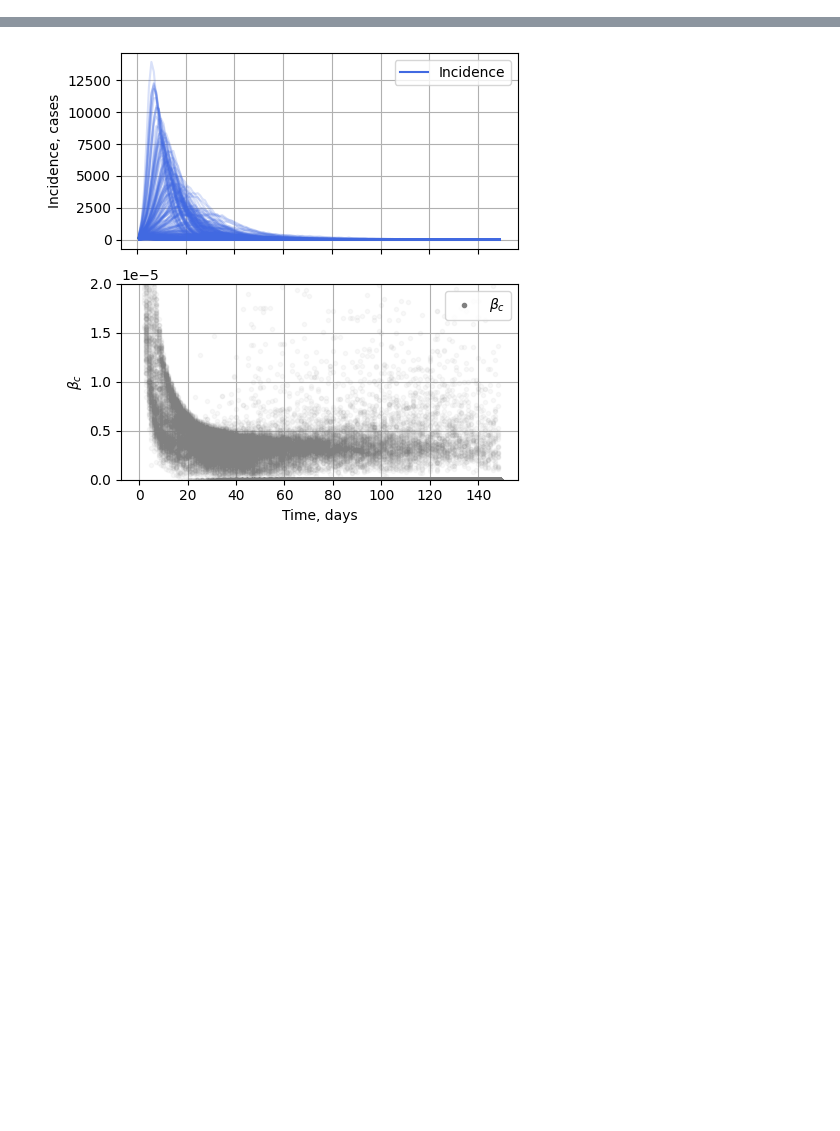
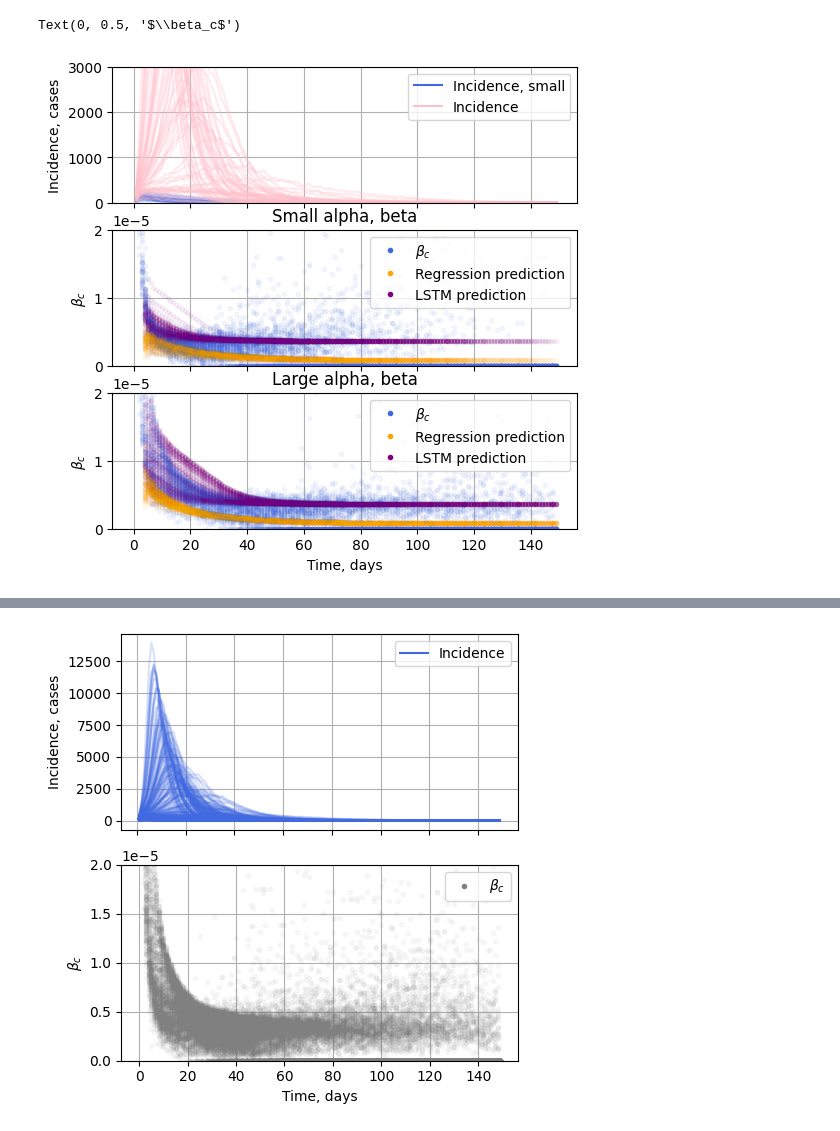
Before and after one commit to Mpkosh/network_hybrid_33, a Jupyter notebook: split_and_plot_tolopogies.ipynb, the cells around one changed output, grey strips where cells are left out. Drawn from its saved outputs; the diff is of its cells as text; code cells hidden in the pictures; blank space fills up the shorter version.

```diff
--- a/split_and_plot_tolopogies.ipynb
+++ b/split_and_plot_tolopogies.ipynb
@@ -35,0 +198,79 @@ ax2.set_ylim(0,1e-5)
+# %%
+fig, ax = plt.subplots(3, 1, sharex=True, figsize=(6,6))
+ax3, ax1, ax2 = ax.flatten()
+
+use_idx = np.delete(fin.index, idx)[::3]
+
+#SMALL
+for idx1,file in zip(idx[::10],
+                     sw[idx[::10]]):
+    df = pd.read_csv(dire+file[0], usecols=['S','E','I','Beta'])
+    temp = df[['E','S']].shift([0,1])
+    # Inc_t = (E_t-1 - E_t) - (S_t - S_t-1)
+    df['incidence'] = (temp['E_1'] - temp['E_0']) - \
+                        (temp['S_0'] - temp['S_1'])
+
+    l00 = ax3.plot(df['incidence'], color='RoyalBlue', alpha=0.1)
+
+    l10 = ax1.plot(df.Beta, color='RoyalBlue', alpha=0.05, marker='.', ls='')
+    l20 = ax1.plot(np.arange(4,len(res_d[idx1])+4), res_d[idx1],
+             color='orange', alpha=0.05, marker='.', ls='')
+    l30 = ax1.plot(np.arange(4,len(res_dl[idx1])+4), res_dl[idx1],
+             color='purple', alpha=0.05, marker='.', ls='')
+
+# LARGE
+for idx1,file in zip(use_idx[::10],
+                     sw[use_idx[::10]]):
+    df = pd.read_csv(dire+file[0], usecols=['S','E','I','Beta'])
+    temp = df[['E','S']].shift([0,1])
+    # Inc_t = (E_t-1 - E_t) - (S_t - S_t-1)
+    df['incidence'] = (temp['E_1'] - temp['E_0']) - \
+                        (temp['S_0'] - temp['S_1'])
+
+    l0 = ax3.plot(df['incidence'], color='pink', alpha=0.3)
+
+    l1 = ax2.plot(df.Beta, color='RoyalBlue', alpha=0.05, marker='.', ls='')
+    l2 = ax2.plot(np.arange(4,len(res_d[idx1])+4), res_d[idx1],
+             color='orange', alpha=0.05, marker='.', ls='')
+    l3 = ax2.plot(np.arange(4,len(res_dl[idx1])+4), res_dl[idx1],
+             color='purple', alpha=0.05, marker='.', ls='')
+
+ax1.grid()
+ax2.grid()
+ax3.grid()
+
+ax1.set_title('Small alpha, beta')
+ax2.set_title('Large alpha, beta')
+
+ax3.set_ylim(0,3000)
+ax1.set_ylim(0,2e-5)
+ax2.set_ylim(0,2e-5)
+
+leg0 = ax3.legend(handles=l00+l0, labels=['Incidence, small', 'Incidence'],
+                  loc='upper right')
+
+leg1 = ax1.legend(handles=l10+l20+l30, labels=[r'$\beta_c$',
+                                                 r'Regression prediction',
+                                                 r'LSTM prediction'],
+                    loc='upper right')
+
+leg2 = ax2.legend(handles=l1+l2+l3, labels=[r'$\beta_c$',
+                                                 r'Regression prediction',
+                                                 r'LSTM prediction'],
+                    loc='upper right')
+
+for lh in leg0.legend_handles:
+    lh.set_alpha(1)
+for lh in leg1.legend_handles:
+    lh.set_alpha(1)
+for lh in leg2.legend_handles:
+    lh.set_alpha(1)
+
+ax2.set_xlabel('Time, days')
+
+ax3.set_ylabel('Incidence, cases')
+ax1.set_ylabel(r'$\beta_c$')
+ax2.set_ylabel(r'$\beta_c$')
+# %% [output]
+Text(0, 0.5, '$\\beta_c$')
+[figure, added]
```
Also changed, not shown: parts of 7 cells of this notebook, 2 other files.
